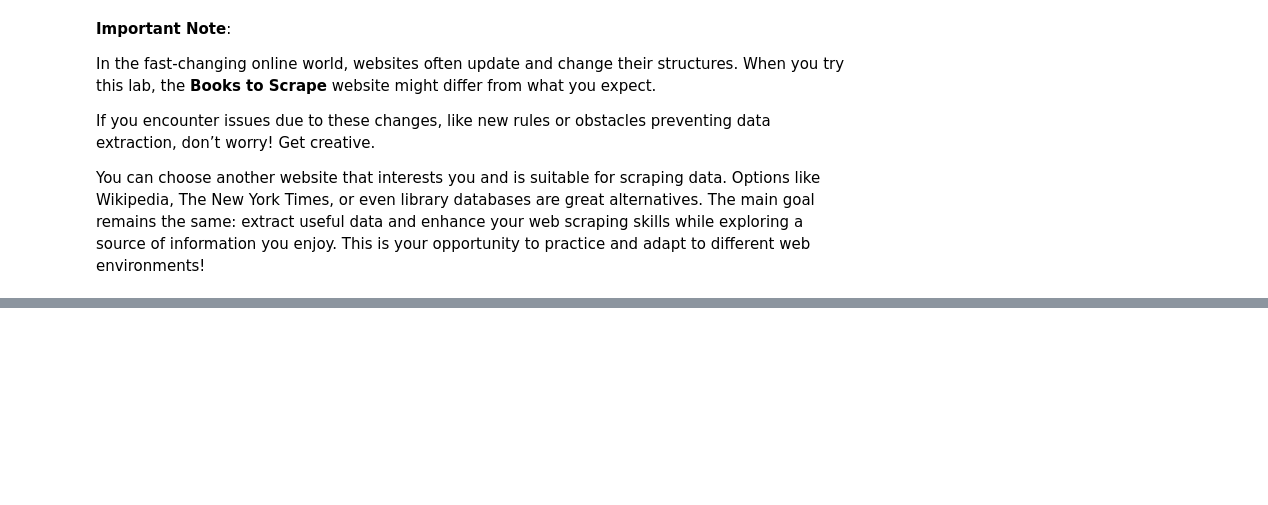
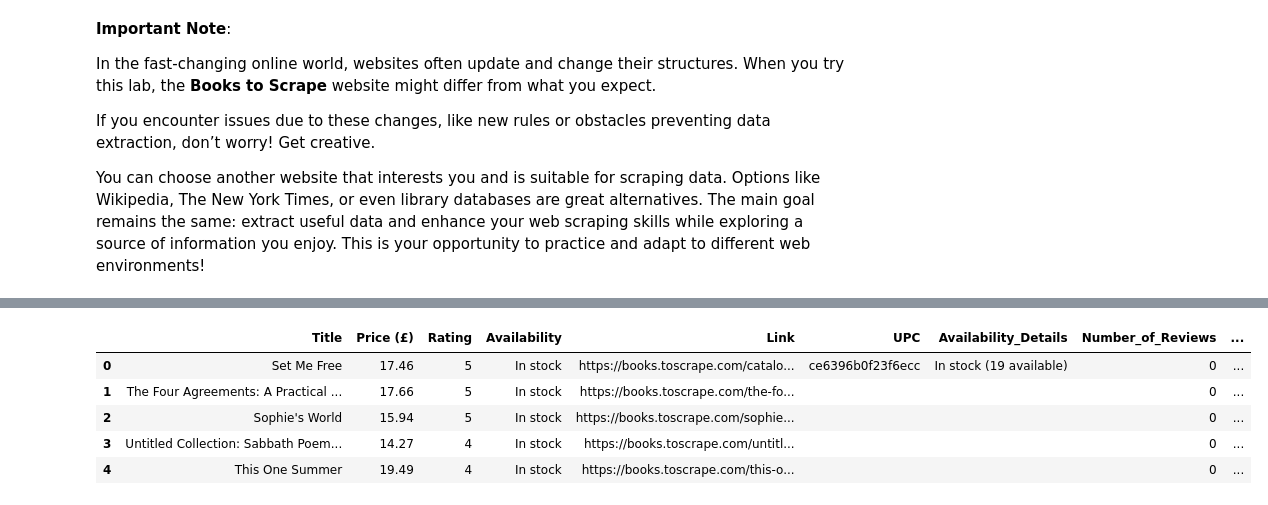
Before and after one commit to samia-boubaya/13_lab-web-scraping, a Jupyter notebook: lab-web-scraping.ipynb, the cells around one changed output, grey strips where cells are left out. Saved outputs shown, nothing was run; the diff lists cells and outputs as text; code cells hidden in the pictures; blank space fills up the shorter version.

```diff
--- a/lab-web-scraping.ipynb
+++ b/lab-web-scraping.ipynb
@@ -68,3 +68,8 @@ If you encounter issues due to these changes, like new rules or obstacles preven
 You can choose another website that interests you and is suitable for scraping data. Options like Wikipedia, The New York Times, or even library databases are great alternatives. The main goal remains the same: extract useful data and enhance your web scraping skills while exploring a source of information you enjoy. This is your opportunity to practice and adapt to different web environments!
 # %%
 # Your solution goes here
+# %%
+import requests
+url = "https://books.toscrape.com/index.html"
+response = requests.get(url)
+response
@@ -70,0 +78,3 @@ You can choose another website that interests you and is suitable for scraping d
+# %%
+from bs4 import BeautifulSoup
+soup = BeautifulSoup(response.content, 'html.parser')
@@ -70,0 +313,63 @@ You can choose another website that interests you and is suitable for scraping d
+# %%
+import pandas as pd
+import requests
+from bs4 import BeautifulSoup
+from urllib.parse import urljoin
+import re
+
+# Load previously scraped books CSV
+books_df = pd.read_csv("books.csv")
+
+def extract_book_details(url):
+    """Extract UPC, description, genre, availability, and number of reviews from a book page"""
+    try:
+        response = requests.get(url)
+        response.raise_for_status()
+        soup = BeautifulSoup(response.text, "html.parser")
+
+        # Extract product table info
+        table_rows = soup.select("table.table.table-striped tr")
+        details = {}
+        for row in table_rows:
+            header = row.select_one("th").text.strip()
+            value = row.select_one("td").text.strip()
+            if header == "UPC":
+                details["UPC"] = value
+            elif header == "Availability":
+                details["Availability_Details"] = value
+            elif header == "Number of reviews":
+                details["Number_of_Reviews"] = int(value)
+
+        # Extract description
+        desc_elem = soup.select_one("#product_description ~ p")
+        description = desc_elem.text.strip() if desc_elem else ""
+        details["Description"] = description
+
+        # Extract genre (breadcrumb)
+        breadcrumb = soup.select("ul.breadcrumb li a")
+        genre = breadcrumb[2].text.strip() if len(breadcrumb) >= 3 else ""
+        details["Genre"] = genre
+
+        return details
+    except requests.RequestException as e:
+        print(f"Failed to fetch {url}: {e}")
+        return {"UPC": "", "Availability_Details": "", "Number_of_Reviews": 0, "Description": "", "Genre": ""}
+
+# Loop through each book and extract details
+all_details = []
+for idx, row in books_df.iterrows():
+    print(f"Processing {idx+1}/{len(books_df)}: {row['Title']}")
+    book_url = row['Link']
+    details = extract_book_details(book_url)
+    all_details.append(details)
+
+# Combine with original DataFrame
+details_df = pd.DataFrame(all_details)
+final_df = pd.concat([books_df, details_df], axis=1)
+
+# Save to CSV
+final_df.to_csv("books_detailed.csv", index=False)
+print("Saved detailed book data to books_detailed.csv")
+print("shape", final_df.shape[0])
+final_df.head()
+# %% [output]
@@ -70,0 +393,6 @@ You can choose another website that interests you and is suitable for scraping d
+|  | Title | Price (£) | Rating | Availability | Link | UPC | Availability_Details | Number_of_Reviews | ... |
+| 0 | Set Me Free | 17.46 | 5 | In stock | https://books.toscrape.com/catalo... | ce6396b0f23f6ecc | In stock (19 available) | 0 | ... |
+| 1 | The Four Agreements: A Practical ... | 17.66 | 5 | In stock | https://books.toscrape.com/the-fo... |  |  | 0 | ... |
+| 2 | Sophie's World | 15.94 | 5 | In stock | https://books.toscrape.com/sophie... |  |  | 0 | ... |
+| 3 | Untitled Collection: Sabbath Poem... | 14.27 | 4 | In stock | https://books.toscrape.com/untitl... |  |  | 0 | ... |
+| 4 | This One Summer | 19.49 | 4 | In stock | https://books.toscrape.com/this-o... |  |  | 0 | ... |
```
Also changed, not shown: parts of 15 cells of this notebook, 4 other files.
